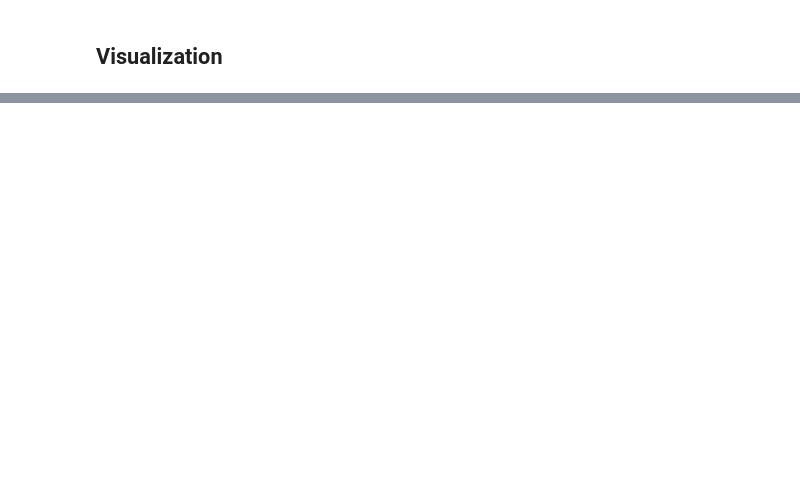
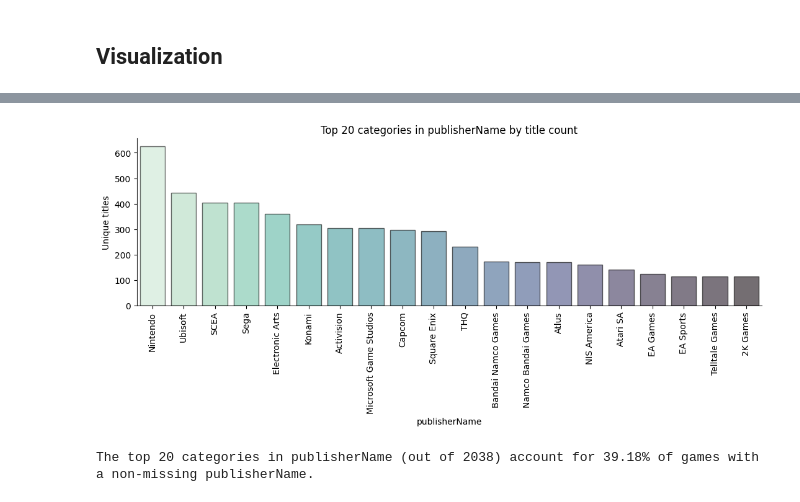
Before and after one commit to jostro42/StackFuel_PP, a Jupyter notebook: notebooks/02_EDA_I.ipynb, the cells around one changed output, grey strips where cells are left out. Saved outputs shown, nothing was run; the diff lists cells and outputs as text; code cells hidden in the pictures; blank space fills up the shorter version.

```diff
--- a/notebooks/02_EDA_I.ipynb
+++ b/notebooks/02_EDA_I.ipynb
@@ -145,0 +199,7 @@ Non-numeric variables in the data set
+# %%
+# Visualize top 20 publishers by game title count
+
+plot_top_categories(df, 'publisherName', top_n = 20)
+# %% [output]
+[figure, added]
+The top 20 categories in publisherName (out of 2038) account for 39.18% of games with a non-missing publisherName.
```
Also changed, not shown: parts of 6 cells of this notebook, 2 other files.
